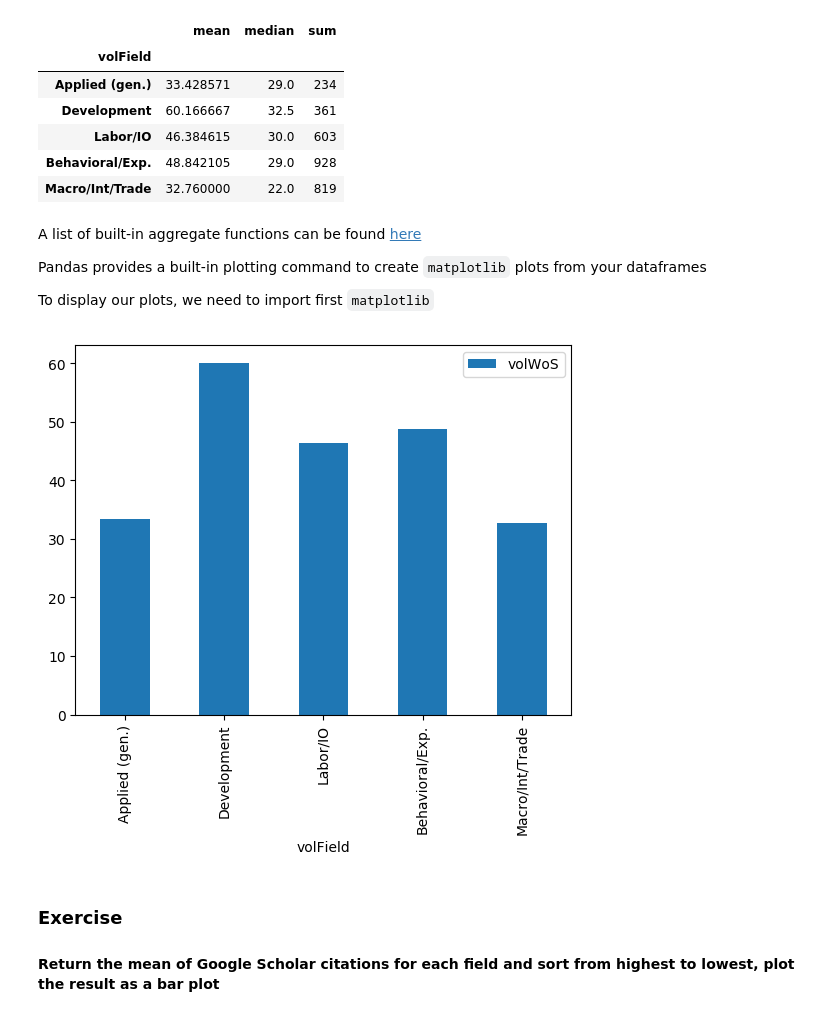
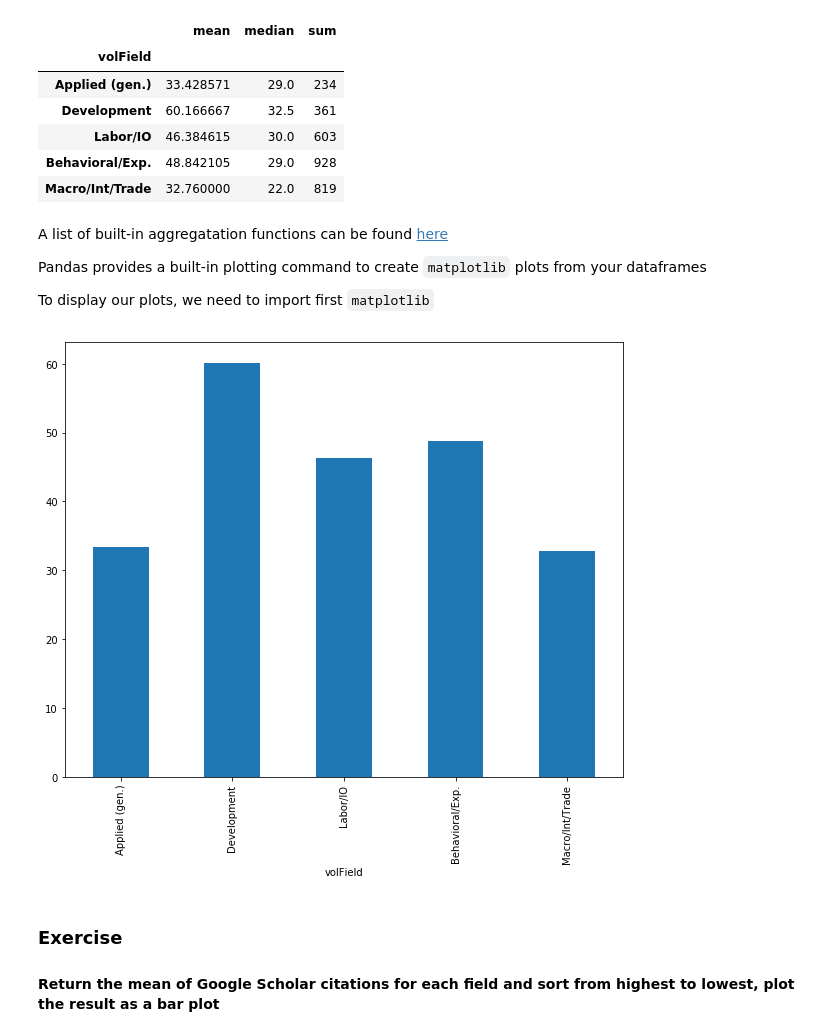
Before and after one commit to QuantEcon/WAMS-2017, a Jupyter notebook: Natasha/intro-to-data-analysis-plotting.ipynb, the cells around one changed output. Saved outputs shown, nothing was run; the diff lists cells and outputs as text; code cells hidden in the pictures.

```diff
--- a/Natasha/intro-to-data-analysis-plotting.ipynb
+++ b/Natasha/intro-to-data-analysis-plotting.ipynb
@@ -400,7 +400,7 @@ grouped['volWoS'].agg(['mean', 'median', 'sum'])
 | Behavioral/Exp. | 48.842105 | 29.0 | 928 |
 | Macro/Int/Trade | 32.760000 | 22.0 | 819 |
 # %% [markdown]
-A list of built-in aggregate functions can be found [here](http://pandas.pydata.org/pandas-docs/stable/basics.html#descriptive-statistics)
+A list of built-in aggregatation functions can be found [here](http://pandas.pydata.org/pandas-docs/stable/basics.html#descriptive-statistics)
 
 Pandas provides a built-in plotting command to create `matplotlib` plots from your dataframes
 
@@ -408,10 +408,10 @@ To display our plots, we need to import first `matplotlib`
 # %%
 import matplotlib.pyplot as plt
 
-grouped[['volField', 'volWoS']].mean().plot(kind='bar')
+grouped['volWoS'].mean().plot(kind='bar', figsize=(10, 8))
 plt.show()
 # %% [output]
-[figure, old version]
+[figure, new version]
 # %% [markdown]
 ### Exercise
 
```
Also changed, not shown: parts of 8 cells of this notebook, 1 other file.
